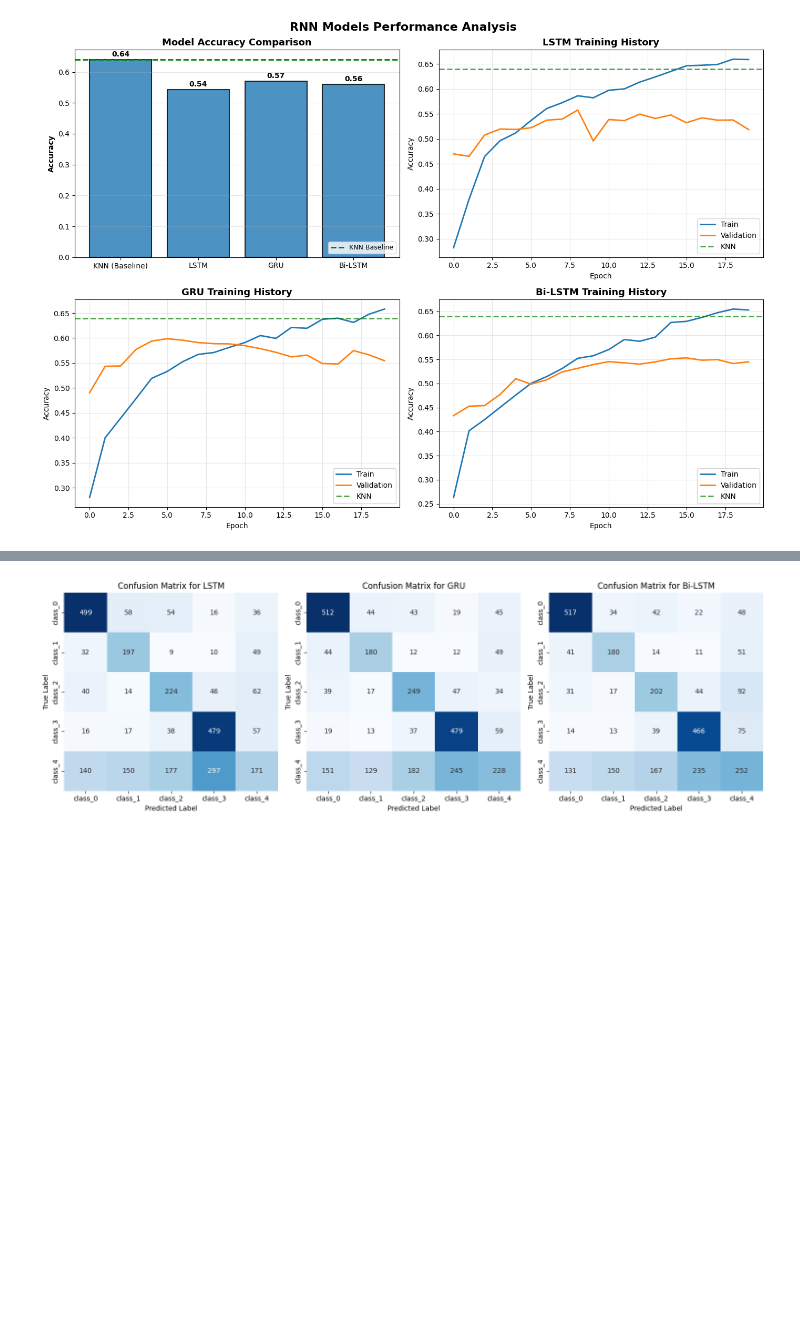
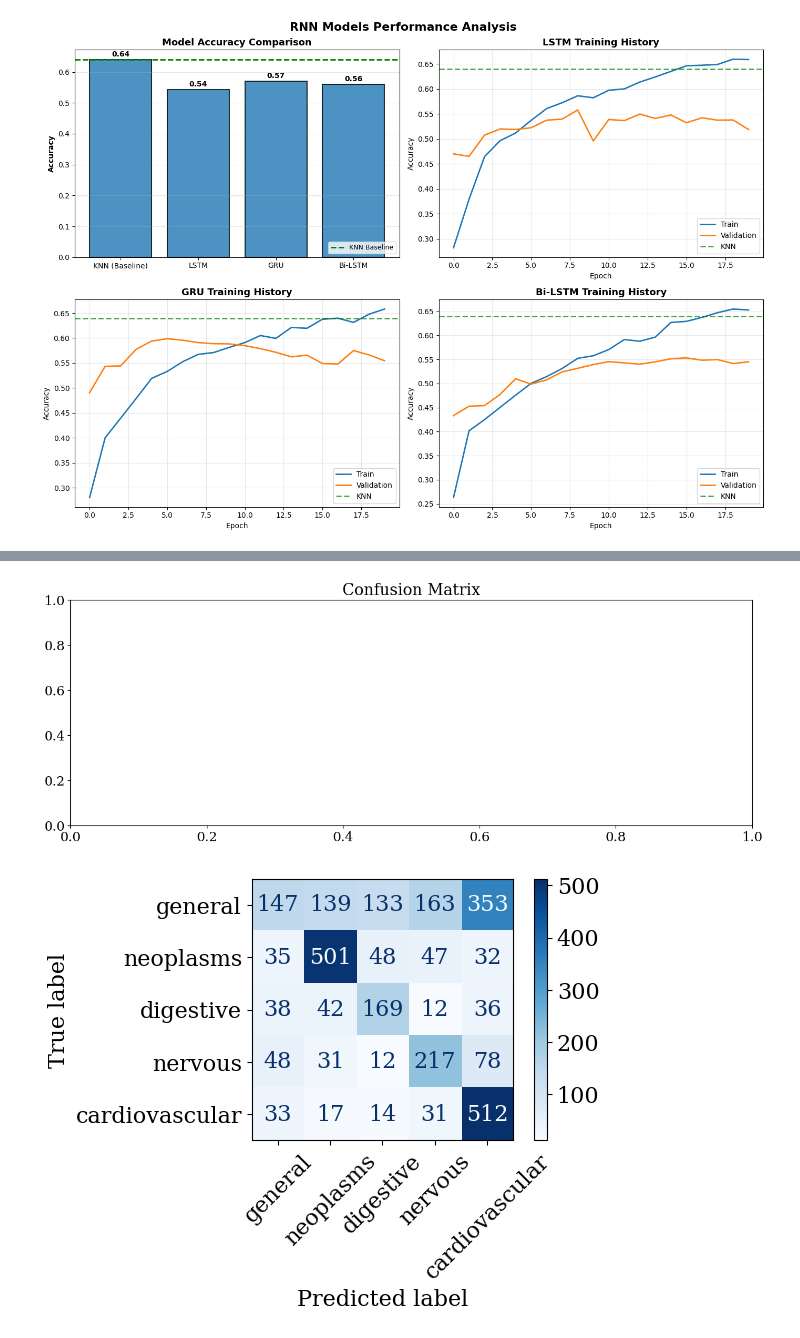
Before and after one commit to Dipkiran/Classifying-Medical-Notes-using-Multiple-Approaches, a Jupyter notebook: RNN_Model.ipynb, the cells around one changed output, grey strips where cells are left out. Saved outputs shown, nothing was run; the diff lists cells and outputs as text; code cells hidden in the pictures; blank space fills up the shorter version.

```diff
--- a/RNN_Model.ipynb
+++ b/RNN_Model.ipynb
@@ -28,6 +28,12 @@ import seaborn as sns
 import warnings
 warnings.filterwarnings('ignore')
 
+import matplotlib as mpl
+mpl.rcParams.update(mpl.rcParamsDefault)
+# mpl.rcParams["text.usetex"] = True
+mpl.rcParams['font.family'] = 'serif'
+mpl.rcParams['font.size'] = 16
+
 # Set seeds
 np.random.seed(42)
 tf.random.set_seed(42)
@@ -35,8 +41,8 @@ tf.random.set_seed(42)
 # Load and Prepare Dataset
 # %%
 # Loading the data
-train_df = pd.read_csv('/content/medical_tc_train.csv')
-test_df = pd.read_csv('/content/medical_tc_test.csv')
+train_df = pd.read_csv('data/medical_tc_train.csv')
+test_df = pd.read_csv('data/medical_tc_test.csv')
 train_df.columns = ["label", "text"]
 test_df.columns = ["label", "text"]
 
@@ -98,8 +104,10 @@ X_train_pad = pad_sequences(X_train_seq, maxlen=MAX_LEN, padding='post')
 X_test_pad = pad_sequences(X_test_seq, maxlen=MAX_LEN, padding='post')
 
 # Adjust labels (1-5 to 0-4)
-y_train_adj = y_train.values - 1
-y_test_adj = y_test.values - 1
+# y_train_adj = y_train.values - 1
+# y_test_adj = y_test.values - 1
+y_train_adj = np.where(y_train > 4, 0, y_train)
+y_test_adj = np.where(y_test > 4, 0, y_test)
 
 # Class weights
 class_weights_array = compute_class_weight('balanced', classes=np.unique(y_train_adj), y=y_train_adj)
@@ -365,3 +369,9 @@ plt.tight_layout()
 plt.show()
 # %% [output]
 [figure]
+# %%
+df_labels = pd.read_csv("data/medical_tc_labels.csv")
+df_labels.loc[df_labels['condition_label'] == 5, 'condition_label'] = 0
+df_labels['name'] = df_labels['condition_name'].str.split(n=1, expand=True)[0]
+df_labels = df_labels.sort_values(by='condition_label')
+df_labels
@@ -368,26 +385,25 @@ plt.show()
 # %%
+from sklearn.metrics import ConfusionMatrixDisplay
 models_data = [
     {'name': 'LSTM', 'y_pred': y_pred_lstm},
-    {'name': 'GRU', 'y_pred': y_pred_gru},
-    {'name': 'Bi-LSTM', 'y_pred': y_pred_bilstm}
+    # {'name': 'GRU', 'y_pred': y_pred_gru},
+    # {'name': 'Bi-LSTM', 'y_pred': y_pred_bilstm}
 ]
 
 plt.figure(figsize=(15, 5))
 for i, model_data in enumerate(models_data):
     model_name = model_data['name']
     y_pred = model_data['y_pred']
 
     # Confusion matrix
     cm = confusion_matrix(y_test_adj, y_pred)
-    plt.subplot(1, 3, i + 1)
-    sns.heatmap(cm, annot=True, fmt='d', cmap='Blues', cbar=False,
-                xticklabels=[f'class_{j}' for j in range(5)],
-                yticklabels=[f'class_{j}' for j in range(5)])
-    plt.title(f'Confusion Matrix for {model_name}')
-    plt.xlabel('Predicted Label')
-    plt.ylabel('True Label')
+    disp = ConfusionMatrixDisplay(confusion_matrix=cm, display_labels=df_labels['name'].values)
+    plt.title("Confusion Matrix")
+    disp.plot(cmap="Blues", xticks_rotation=45)
+    plt.savefig("Confusion_RNN.pdf", bbox_inches='tight')
 
 plt.tight_layout()
 plt.show()
 # %% [output]
-[figure, old version]
+[figure, new version]
+[figure, added]
```
Also changed, not shown: parts of 3 cells of this notebook, 1 other file.
